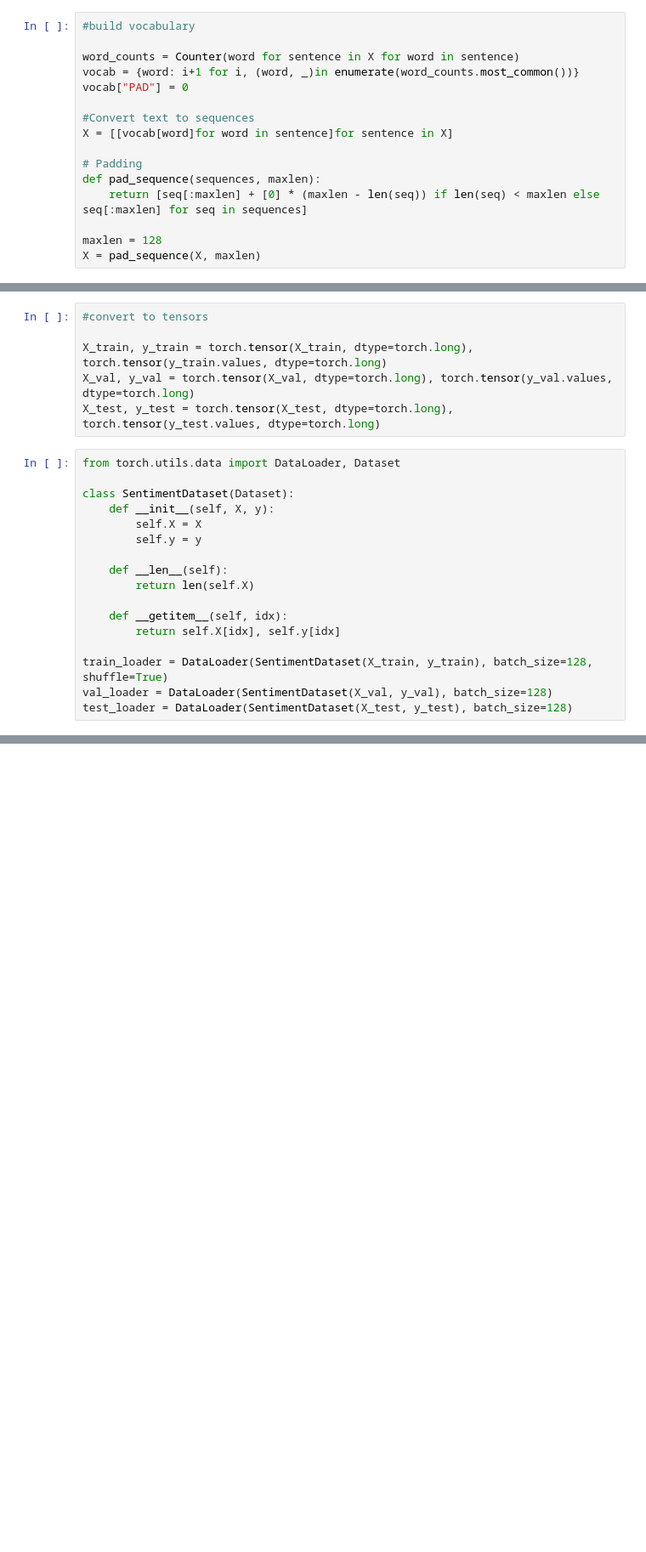
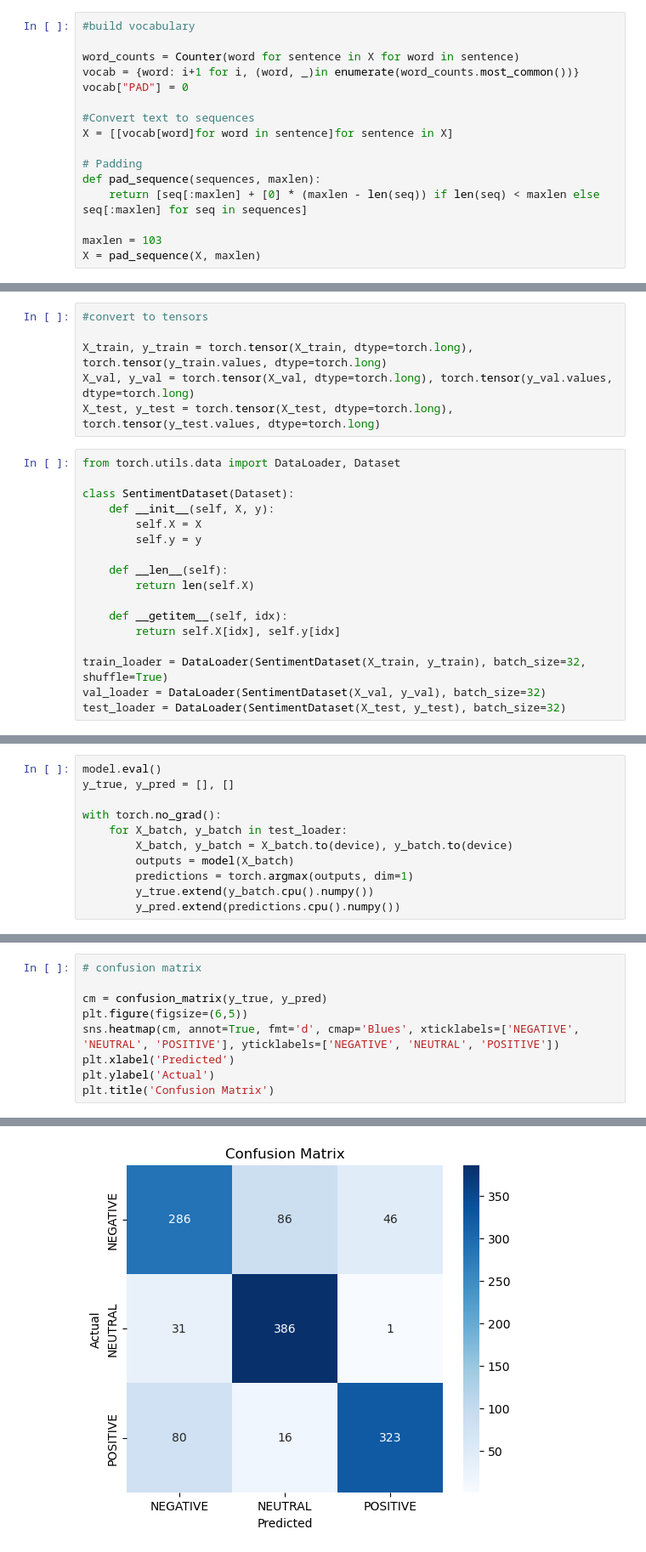
Before and after one commit to darrenxx3/Sentiment-Analysis-thesis-v2, a Jupyter notebook: modeling_lstm.ipynb, the cells around one changed output, grey strips where cells are left out. Shown at 85% size. Cells and saved outputs as stored; diff of their text form; blank space fills up the shorter version.

```diff
--- a/modeling_lstm.ipynb
+++ b/modeling_lstm.ipynb
@@ -121,7 +155,7 @@ X = [[vocab[word]for word in sentence]for sentence in X]
 def pad_sequence(sequences, maxlen):
     return [seq[:maxlen] + [0] * (maxlen - len(seq)) if len(seq) < maxlen else seq[:maxlen] for seq in sequences]
 
-maxlen = 128
+maxlen = 103
 X = pad_sequence(X, maxlen)
 # %%
 #Split dataset
@@ -150,9 +184,9 @@ class SentimentDataset(Dataset):
     def __getitem__(self, idx):
         return self.X[idx], self.y[idx]
 
-train_loader = DataLoader(SentimentDataset(X_train, y_train), batch_size=128, shuffle=True)
-val_loader = DataLoader(SentimentDataset(X_val, y_val), batch_size=128)
-test_loader = DataLoader(SentimentDataset(X_test, y_test), batch_size=128)
+train_loader = DataLoader(SentimentDataset(X_train, y_train), batch_size=32, shuffle=True)
+val_loader = DataLoader(SentimentDataset(X_val, y_val), batch_size=32)
+test_loader = DataLoader(SentimentDataset(X_test, y_test), batch_size=32)
 # %%
 import torch.nn as nn
 import torch.optim as optim
@@ -265,0 +367,11 @@ Val Loss : 1.0860 Acc: 0.4066
+# %%
+model.eval()
+y_true, y_pred = [], []
+
+with torch.no_grad():
+    for X_batch, y_batch in test_loader:
+        X_batch, y_batch = X_batch.to(device), y_batch.to(device)
+        outputs = model(X_batch)
+        predictions = torch.argmax(outputs, dim=1)
+        y_true.extend(y_batch.cpu().numpy())
+        y_pred.extend(predictions.cpu().numpy())
@@ -265,0 +396,10 @@ Val Loss : 1.0860 Acc: 0.4066
+# %%
+# confusion matrix
+
+cm = confusion_matrix(y_true, y_pred)
+plt.figure(figsize=(6,5))
+sns.heatmap(cm, annot=True, fmt='d', cmap='Blues', xticklabels=['NEGATIVE', 'NEUTRAL', 'POSITIVE'], yticklabels=['NEGATIVE', 'NEUTRAL', 'POSITIVE'])
+plt.xlabel('Predicted')
+plt.ylabel('Actual')
+plt.title('Confusion Matrix')
+# %% [output]
@@ -265,0 +407 @@ Val Loss : 1.0860 Acc: 0.4066
+[figure, added]
```
Also changed, not shown: parts of 14 cells of this notebook.
